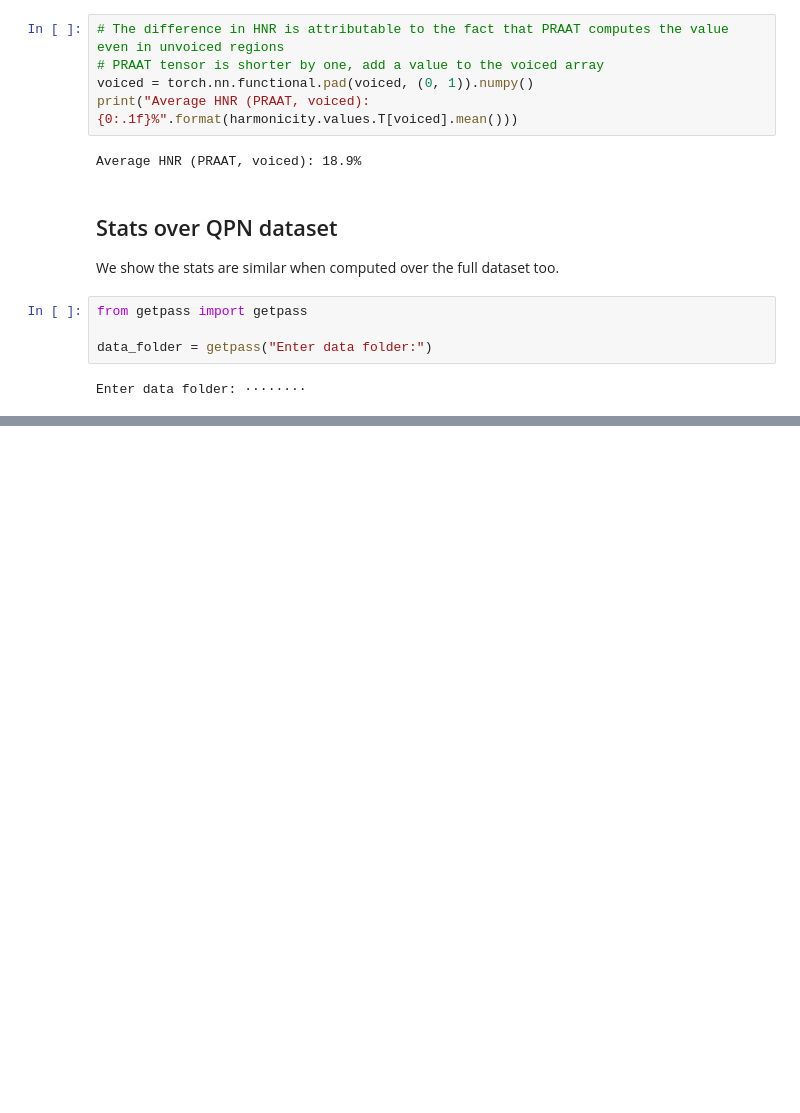
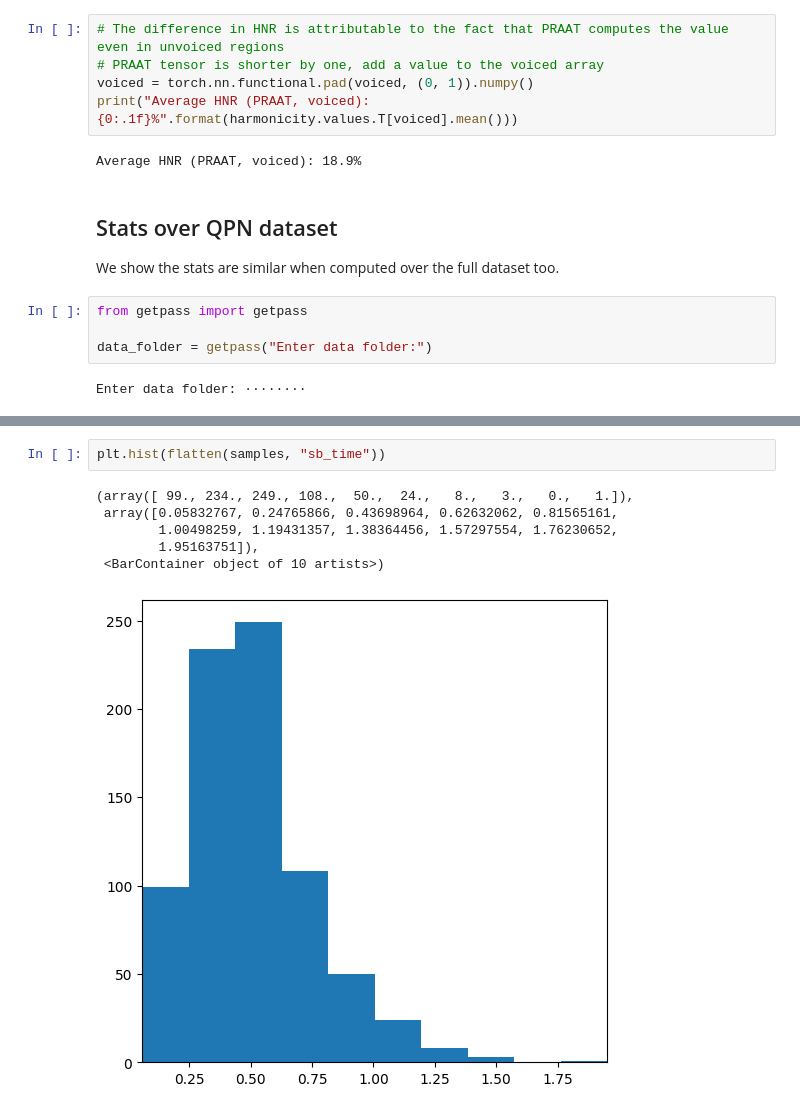
Before and after one commit to pplantinga/ParkinsonSpeechAI, a Jupyter notebook: voice-analysis.ipynb, the cells around one changed output, grey strips where cells are left out. Cells and saved outputs as stored; diff of their text form; blank space fills up the shorter version.

```diff
--- a/voice-analysis.ipynb
+++ b/voice-analysis.ipynb
@@ -364,3 +385,12 @@ plt.ylim((0, 30))
 # %% [output]
 (0.0, 30.0)
 [figure]
+# %%
+plt.hist(flatten(samples, "sb_time"))
+# %% [output]
+(array([ 99., 234., 249., 108.,  50.,  24.,   8.,   3.,   0.,   1.]),
+ array([0.05832767, 0.24765866, 0.43698964, 0.62632062, 0.81565161,
+        1.00498259, 1.19431357, 1.38364456, 1.57297554, 1.76230652,
+        1.95163751]),
+ <BarContainer object of 10 artists>)
+[figure, added]
```
Also changed, not shown: parts of 15 cells of this notebook.
